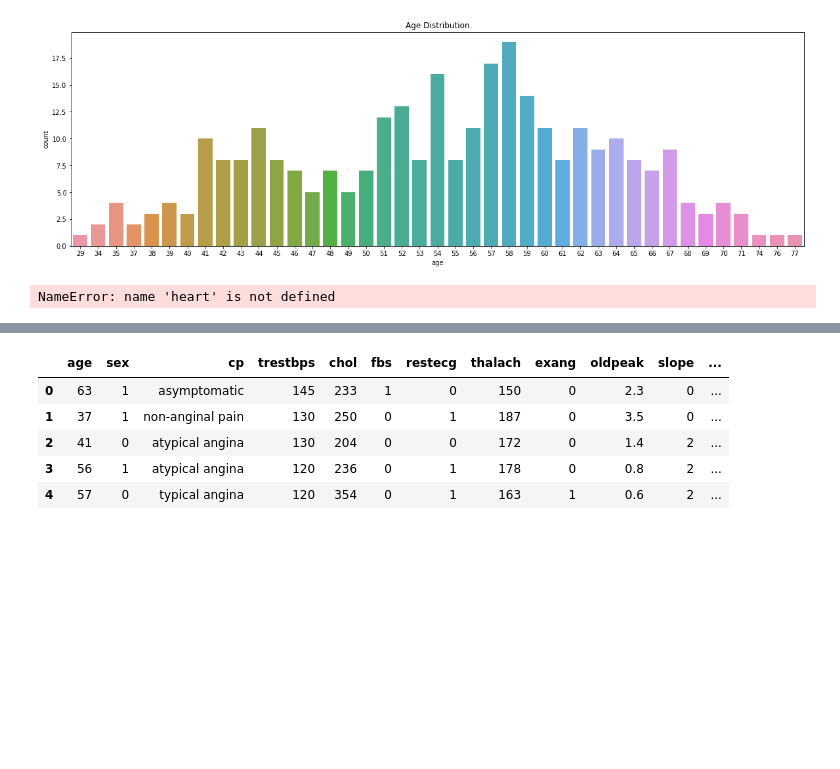
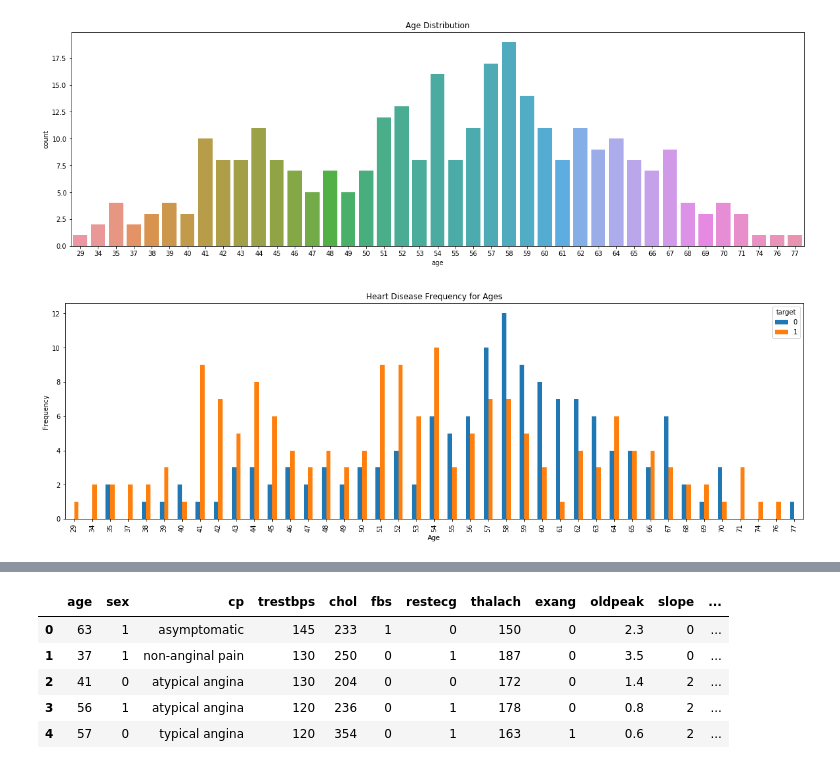
Before and after one commit to shuangsong/heart_attack_prediction, a Jupyter notebook: heart.ipynb, the cells around one changed output, grey strips where cells are left out. Saved outputs shown, nothing was run; the diff lists cells and outputs as text; code cells hidden in the pictures; blank space fills up the shorter version.

```diff
--- a/heart.ipynb
+++ b/heart.ipynb
@@ -110,12 +128,12 @@ plt.show()
 # %% [output]
 [figure]
 # %%
-pd.crosstab(heart.age,heart.target).plot(kind="bar",figsize=(20,6))
+pd.crosstab(heart_df.age,heart_df.target).plot(kind="bar",figsize=(20,6))
 plt.title('Heart Disease Frequency for Ages')
 plt.xlabel('Age')
 plt.ylabel('Frequency')
 plt.savefig('heartDiseaseAndAges.png')
 plt.show()
 # %% [output]
-NameError: name 'heart' is not defined
+[figure, added]
 # %%
```
Also changed, not shown: parts of 10 cells of this notebook.
